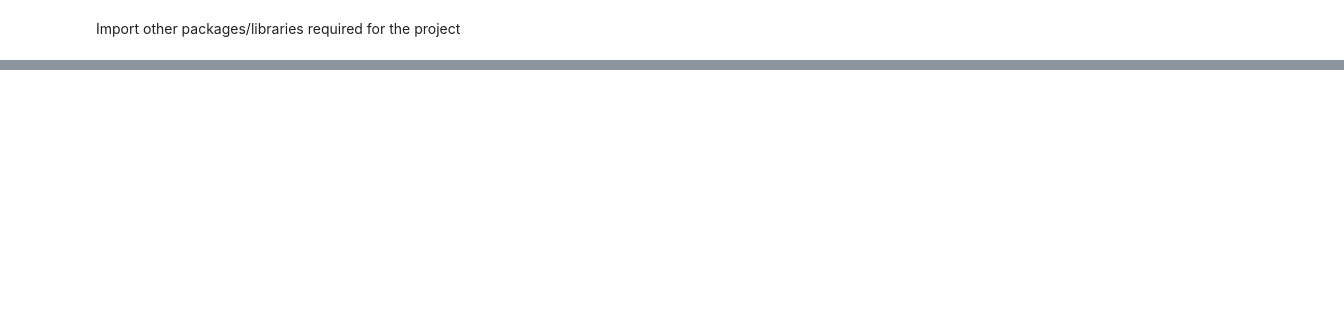
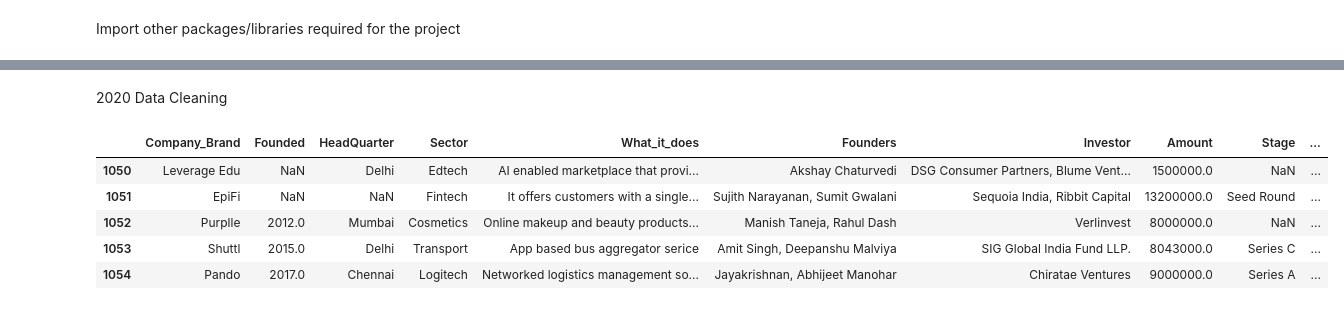
Before and after one commit to Seyipeters/Indian-Startup-Analysis, a Jupyter notebook: Indian Startup Analysis/Indian Startup Analysis Notebook.ipynb, the cells around one changed output, grey strips where cells are left out. Cells and saved outputs as stored; diff of their text form; code cells hidden in the pictures; blank space fills up the shorter version.

```diff
--- a/Indian Startup Analysis/Indian Startup Analysis Notebook.ipynb
+++ b/Indian Startup Analysis/Indian Startup Analysis Notebook.ipynb
@@ -95,0 +715,12 @@ import plotly.colors as colors
+# %% [markdown]
+2020 Data Cleaning
+# %%
+data_df_2020 = pd.read_csv('LP1_startup_funding2020.csv')
+data_df_2020.tail()
+# %% [output]
+|  | Company_Brand | Founded | HeadQuarter | Sector | What_it_does | Founders | Investor | Amount | Stage | ... |
+| 1050 | Leverage Edu | NaN | Delhi | Edtech | AI enabled marketplace that provi... | Akshay Chaturvedi | DSG Consumer Partners, Blume Vent... | 1500000.0 | NaN | ... |
+| 1051 | EpiFi | NaN | NaN | Fintech | It offers customers with a single... | Sujith Narayanan, Sumit Gwalani | Sequoia India, Ribbit Capital | 13200000.0 | Seed Round | ... |
+| 1052 | Purplle | 2012.0 | Mumbai | Cosmetics | Online makeup and beauty products... | Manish Taneja, Rahul Dash | Verlinvest | 8000000.0 | NaN | ... |
+| 1053 | Shuttl | 2015.0 | Delhi | Transport | App based bus aggregator serice | Amit Singh, Deepanshu Malviya | SIG Global India Fund LLP. | 8043000.0 | Series C | ... |
+| 1054 | Pando | 2017.0 | Chennai | Logitech | Networked logistics management so... | Jayakrishnan, Abhijeet Manohar | Chiratae Ventures | 9000000.0 | Series A | ... |
```
Also changed, not shown: parts of 130 cells of this notebook, 3 other files.
